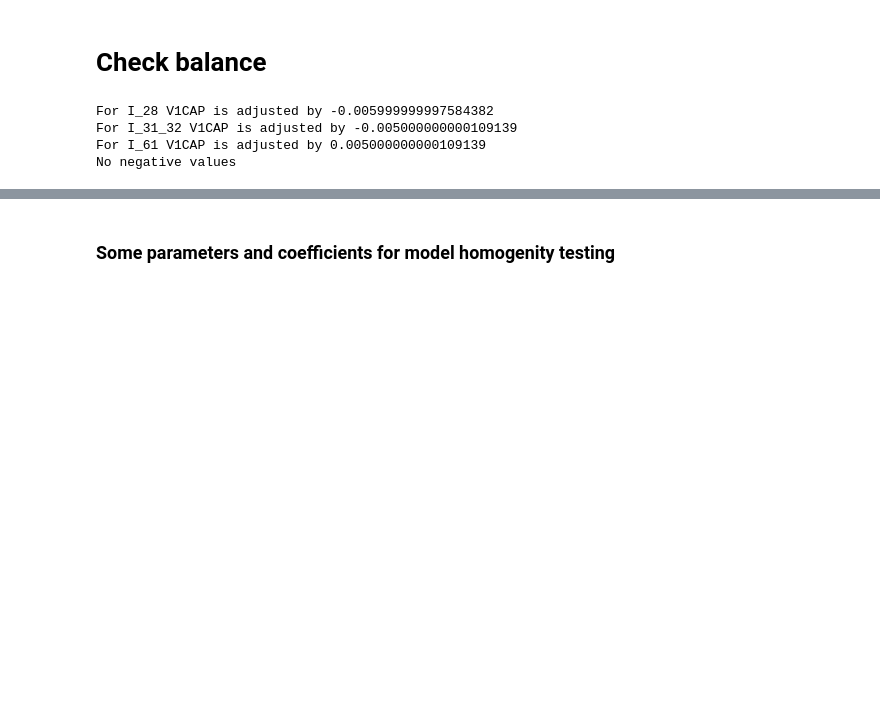
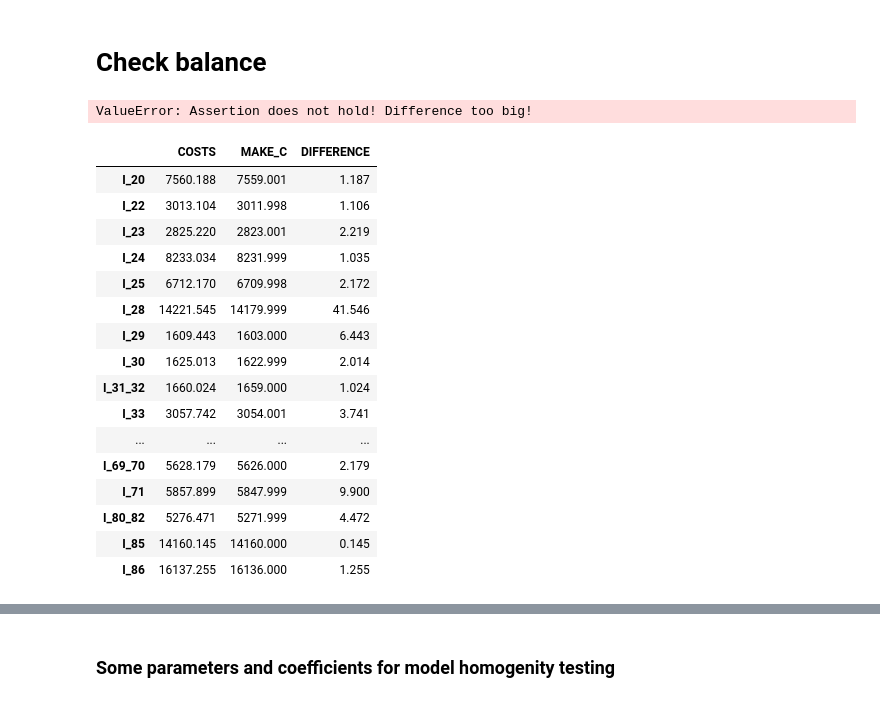
Before and after one commit to pttry/alta, a Jupyter notebook: CGE_basedata.ipynb, the cells around one changed output, grey strips where cells are left out. Drawn from its saved outputs; the diff is of its cells as text; code cells hidden in the pictures; blank space fills up the shorter version.

Commit message:
national tables

```diff
--- a/CGE_basedata.ipynb
+++ b/CGE_basedata.ipynb
@@ -31,7 +31,7 @@ import checkerFunctions as cfs    # Simple functions to quickly check data consi
 import mapperFunction as mf       # Function to map industries and commodities to an aggregate level.
 # %%
 # Choose base year for data:
-baseYear = 2014
+baseYear = 2015
 # Raw data folder:
 rawFolder = "rawdata"
 # Folder for output HAR-files:
@@ -947,10 +959,27 @@ if difData1.empty:
 # Check that after the adjustment all entries in V1CAP remain non-negative
 cfs.check4negs(V1CAP)
 # %% [output]
-For I_28 V1CAP is adjusted by -0.005999999997584382
-For I_31_32 V1CAP is adjusted by -0.005000000000109139
-For I_61 V1CAP is adjusted by 0.005000000000109139
-No negative values
+ValueError: Assertion does not hold! Difference too big!
+# %%
+difData1
+# %% [output]
+|  | COSTS | MAKE_C | DIFFERENCE |
+| I_20 | 7560.188 | 7559.001 | 1.187 |
+| I_22 | 3013.104 | 3011.998 | 1.106 |
+| I_23 | 2825.220 | 2823.001 | 2.219 |
+| I_24 | 8233.034 | 8231.999 | 1.035 |
+| I_25 | 6712.170 | 6709.998 | 2.172 |
+| I_28 | 14221.545 | 14179.999 | 41.546 |
+| I_29 | 1609.443 | 1603.000 | 6.443 |
+| I_30 | 1625.013 | 1622.999 | 2.014 |
+| I_31_32 | 1660.024 | 1659.000 | 1.024 |
+| I_33 | 3057.742 | 3054.001 | 3.741 |
+| ... | ... | ... | ... |
+| I_69_70 | 5628.179 | 5626.000 | 2.179 |
+| I_71 | 5857.899 | 5847.999 | 9.900 |
+| I_80_82 | 5276.471 | 5271.999 | 4.472 |
+| I_85 | 14160.145 | 14160.000 | 0.145 |
+| I_86 | 16137.255 | 16136.000 | 1.255 |
 # %%
 MARGSALES = pd.DataFrame(0.0, index = COM, columns = ["MARGSALES"])
 for i in MARGINCOMS.index:
```
Also changed, not shown: parts of 5 cells of this notebook, 9 other files.
